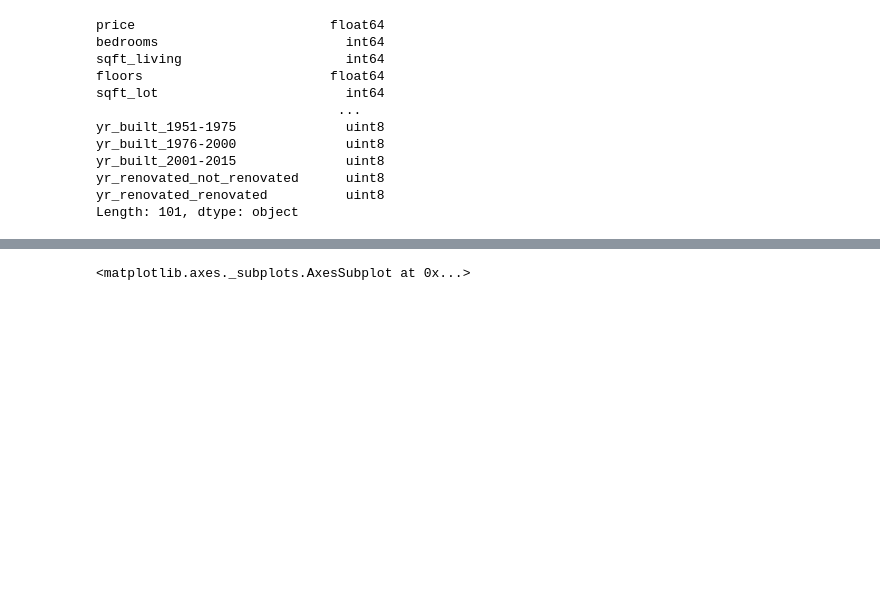
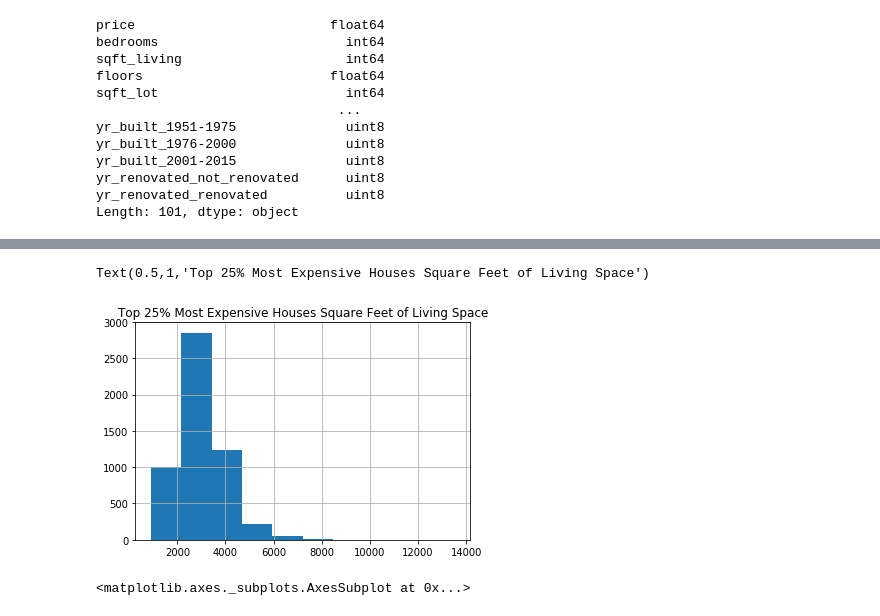
Before and after one commit to roweyerboat/King_County_Housing_Data, a Jupyter notebook: student.ipynb, the cells around one changed output, grey strips where cells are left out. Saved outputs shown, nothing was run; the diff lists cells and outputs as text; code cells hidden in the pictures; blank space fills up the shorter version.

```diff
--- a/student.ipynb
+++ b/student.ipynb
@@ -1015,3 +992,9 @@ df_top25.boxplot(column=['sqft_living'])
+# %%
+df_top25.hist(column=['sqft_living'])
+plt.title('Top 25% Most Expensive Houses Square Feet of Living Space')
+# %% [output]
+Text(0.5,1,'Top 25% Most Expensive Houses Square Feet of Living Space')
+[figure, added]
 # %%
 df_top25.boxplot(column='sqft_lot')
 # %% [output]
```
Also changed, not shown: parts of 28 cells of this notebook.
